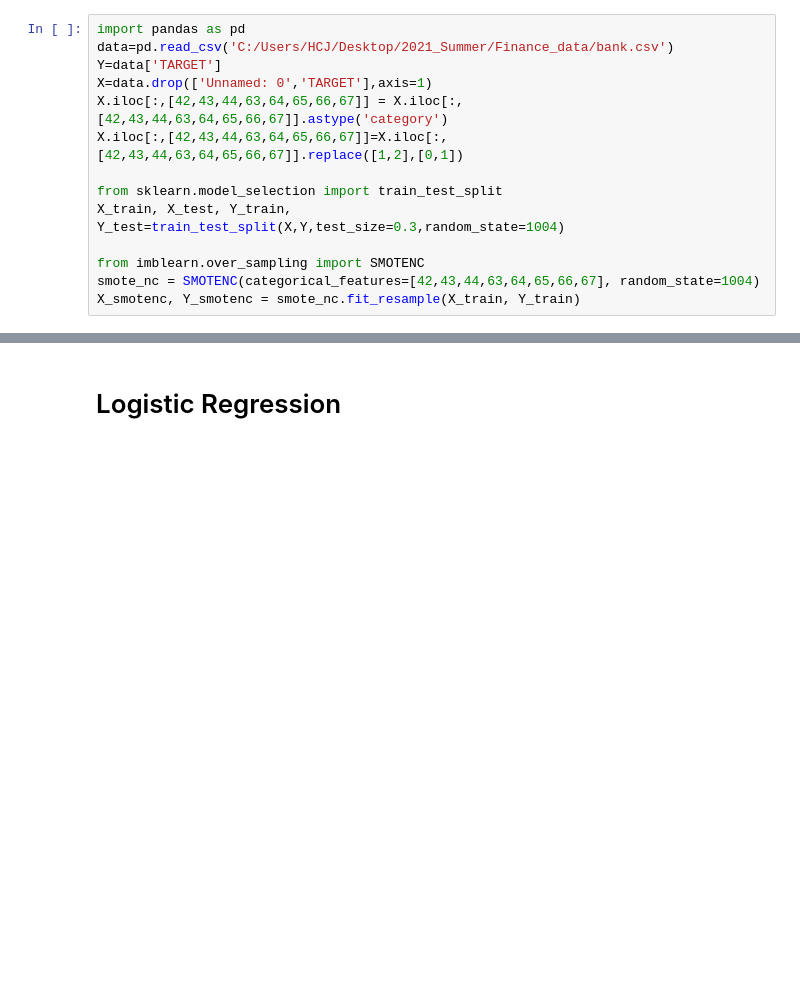
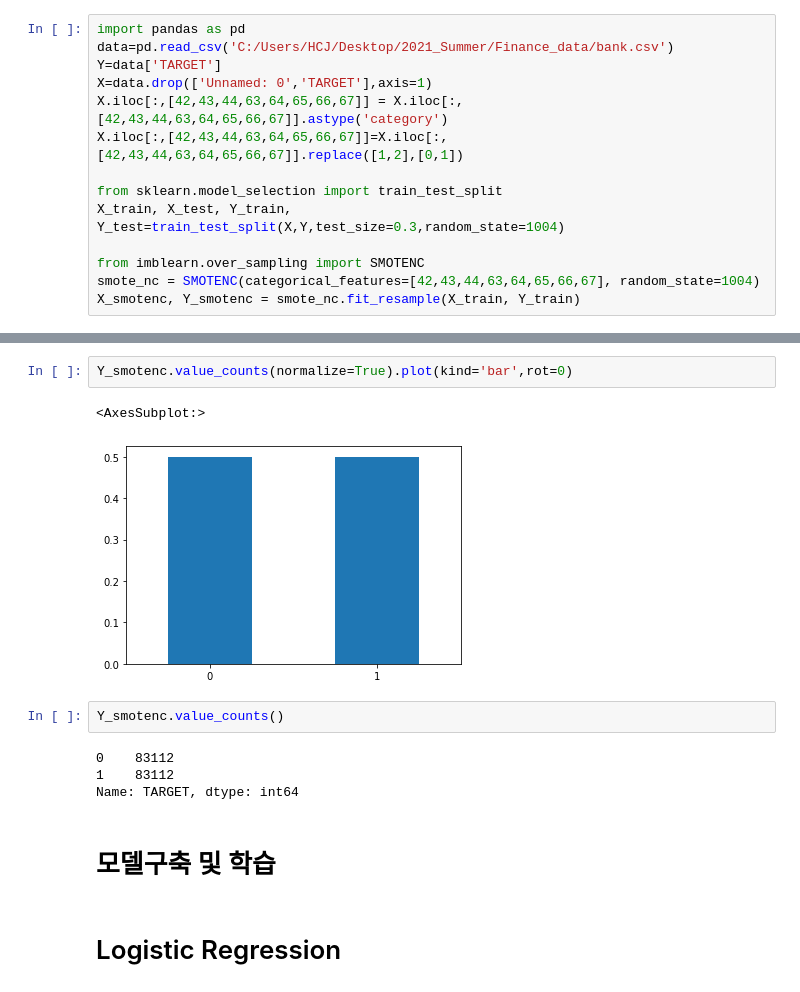
Before and after one commit to YellaCRE/FinanceData, a Jupyter notebook: 금융데이터경진대회 코드정리.ipynb, the cells around one changed output, grey strips where cells are left out. Drawn from its saved outputs; the diff is of its cells as text; blank space fills up the shorter version.

```diff
--- a/금융데이터경진대회 코드정리.ipynb
+++ b/금융데이터경진대회 코드정리.ipynb
@@ -17,3 +142,16 @@ X_smotenc, Y_smotenc = smote_nc.fit_resample(X_train, Y_train)
+# %%
+Y_smotenc.value_counts(normalize=True).plot(kind='bar',rot=0)
+# %% [output]
+<AxesSubplot:>
+[figure, added]
+# %%
+Y_smotenc.value_counts()
+# %% [output]
+0    83112
+1    83112
+Name: TARGET, dtype: int64
+# %% [markdown]
+# 모델구축 및 학습
 # %% [markdown]
 # Logistic Regression
 # %%
```
Also changed, not shown: parts of 22 cells of this notebook.
